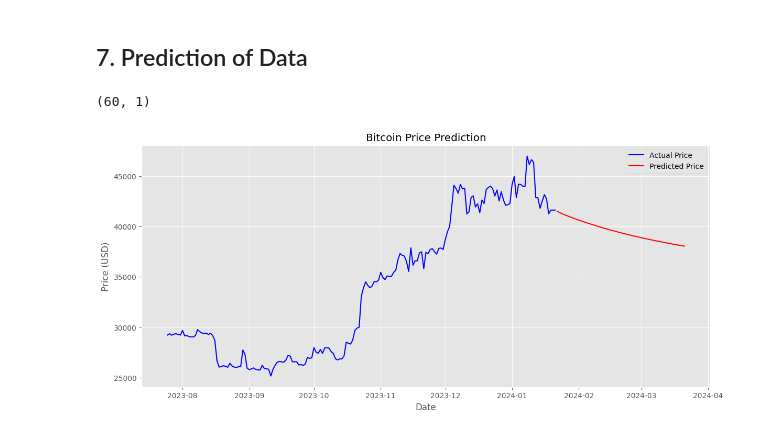
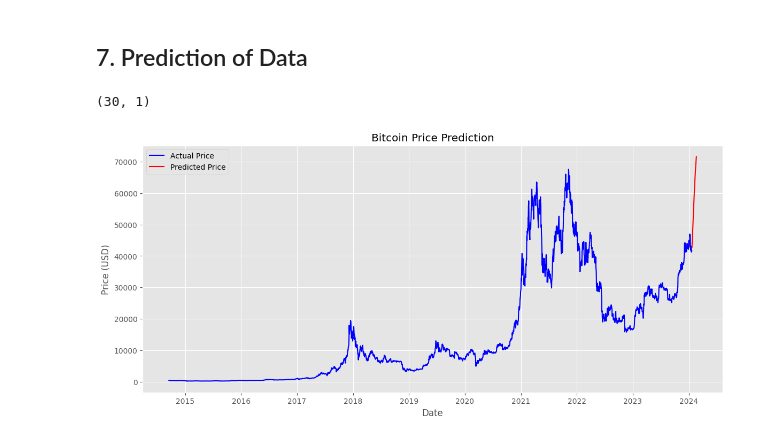
Before and after one commit to ArovaSyams/Bitcoin-Price-Prediction-with-LSTM, a Jupyter notebook: Notebook.ipynb, the cells around one changed output. Drawn from its saved outputs; the diff is of its cells as text; code cells hidden in the pictures.

Commit message:
predict updated data

```diff
--- a/Notebook.ipynb
+++ b/Notebook.ipynb
@@ -430,7 +430,7 @@ last_seq = X_test_tensor[-60:]
 predictions = predict(
     model=lstm,
     input_seq=last_seq,
-    future_days=60,
+    future_days=30,
     num_layers=2,
     hidden_size=64
 )
@@ -438,16 +438,16 @@ predictions = predict(
 # check the prediction shape
 predictions.shape
 # %% [output]
-(60, 1)
+(30, 1)
 # %%
 # visualize the prediction
 plt.figure(figsize=(14, 6))
-plt.plot(df['Date'][-180:], df['Close'][-180:], label='Actual Price', color='blue')
-plt.plot(pd.date_range(start=df['Date'].iloc[-1] + pd.Timedelta(days=1), periods=60), predictions, label='Predicted Price', color='red')
+plt.plot(df['Date'], df['Close'], label='Actual Price', color='blue')
+plt.plot(pd.date_range(start=df['Date'].iloc[-1] + pd.Timedelta(days=1), periods=30), predictions, label='Predicted Price', color='red')
 plt.title('Bitcoin Price Prediction')
 plt.xlabel('Date')
 plt.ylabel('Price (USD)')
 plt.legend()
 plt.show()
 # %% [output]
-[figure, old version]
+[figure, new version]
```
Also changed, not shown: parts of 10 cells of this notebook, 1 other file.
